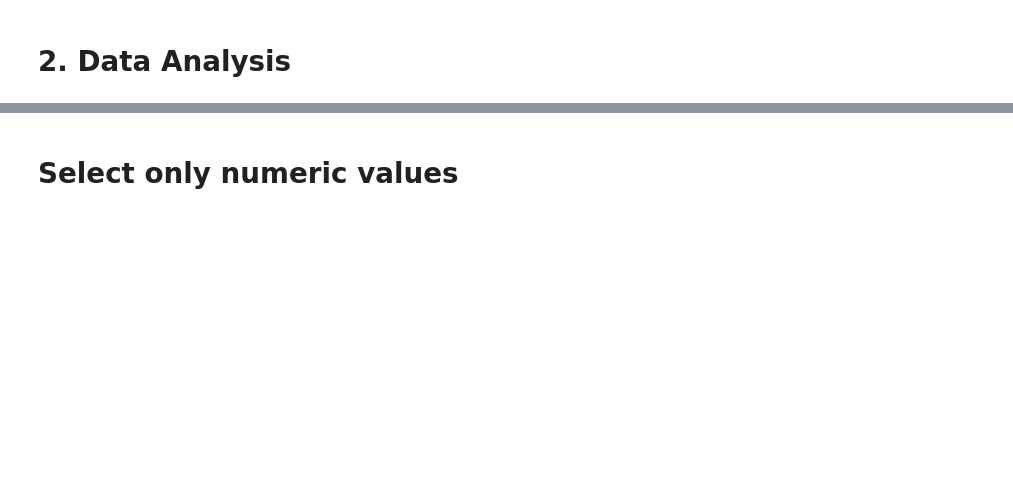
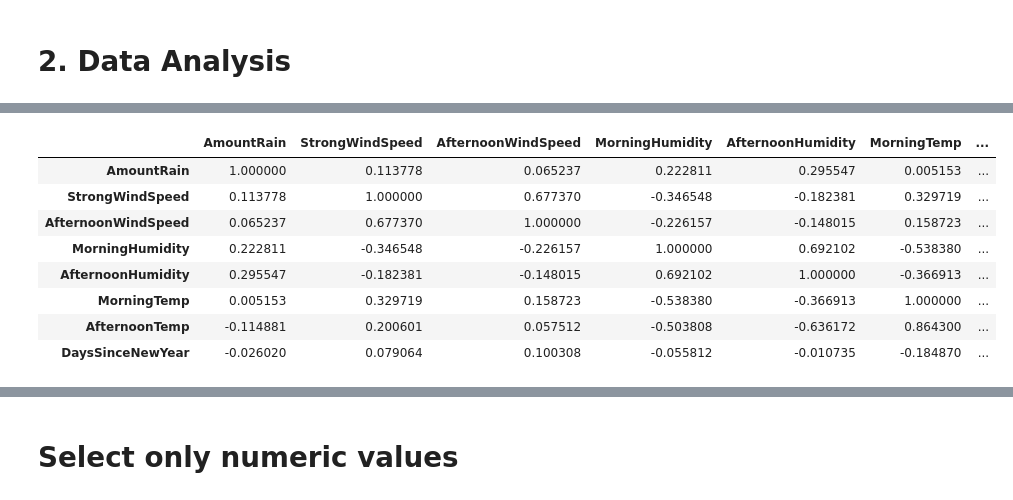
Before and after one commit to UrbanoFonseca/topsecret_hackathon, a Jupyter notebook: Example Notebook - Hackathon#1 (Binary Classification).ipynb, the cells around one changed output, grey strips where cells are left out. Saved outputs shown, nothing was run; the diff lists cells and outputs as text; code cells hidden in the pictures; blank space fills up the shorter version.

```diff
--- a/Example Notebook - Hackathon#1 (Binary Classification).ipynb
+++ b/Example Notebook - Hackathon#1 (Binary Classification).ipynb
@@ -134,0 +107,13 @@ plot_y_imbalance(y_train)
+# %%
+# The correlation matrix
+X_train.corr()
+# %% [output]
+|  | AmountRain | StrongWindSpeed | AfternoonWindSpeed | MorningHumidity | AfternoonHumidity | MorningTemp | ... |
+| AmountRain | 1.000000 | 0.113778 | 0.065237 | 0.222811 | 0.295547 | 0.005153 | ... |
+| StrongWindSpeed | 0.113778 | 1.000000 | 0.677370 | -0.346548 | -0.182381 | 0.329719 | ... |
+| AfternoonWindSpeed | 0.065237 | 0.677370 | 1.000000 | -0.226157 | -0.148015 | 0.158723 | ... |
+| MorningHumidity | 0.222811 | -0.346548 | -0.226157 | 1.000000 | 0.692102 | -0.538380 | ... |
+| AfternoonHumidity | 0.295547 | -0.182381 | -0.148015 | 0.692102 | 1.000000 | -0.366913 | ... |
+| MorningTemp | 0.005153 | 0.329719 | 0.158723 | -0.538380 | -0.366913 | 1.000000 | ... |
+| AfternoonTemp | -0.114881 | 0.200601 | 0.057512 | -0.503808 | -0.636172 | 0.864300 | ... |
+| DaysSinceNewYear | -0.026020 | 0.079064 | 0.100308 | -0.055812 | -0.010735 | -0.184870 | ... |
```
Also changed, not shown: parts of 24 cells of this notebook.
